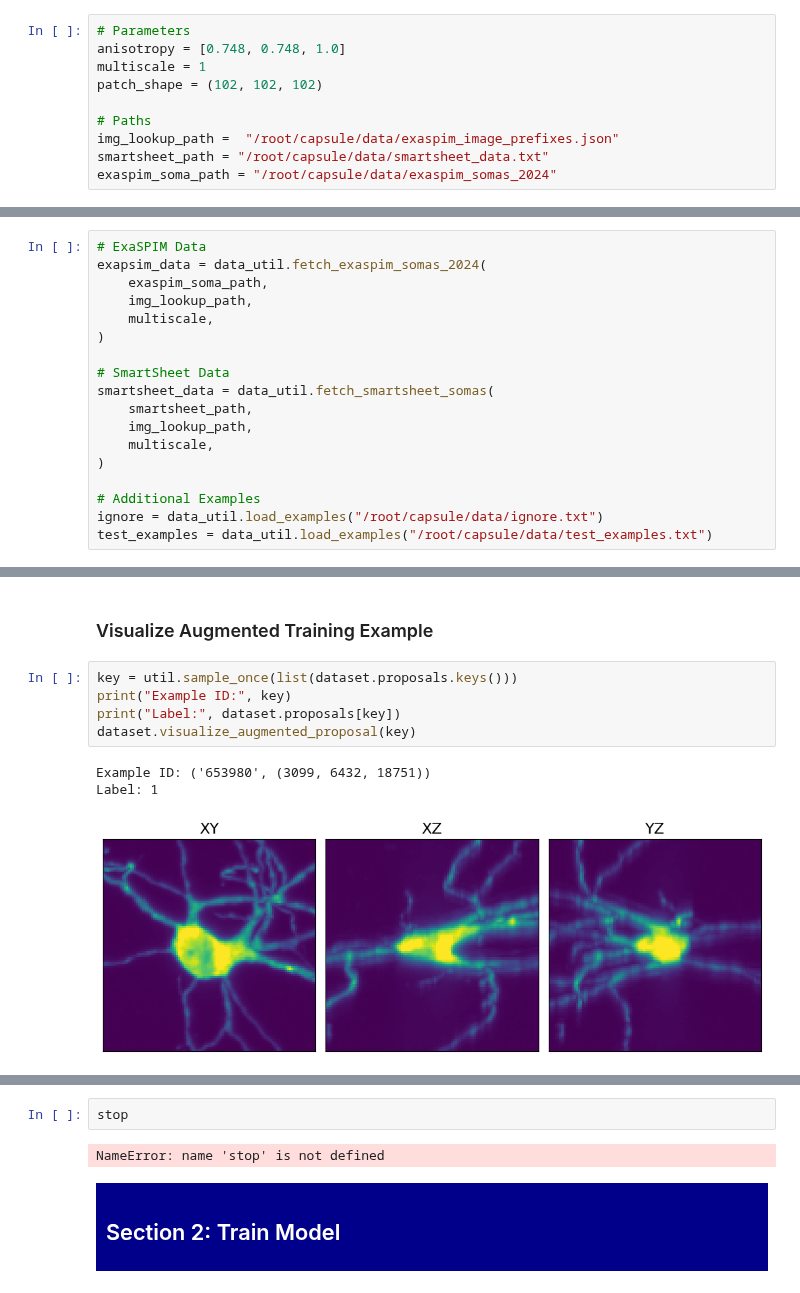
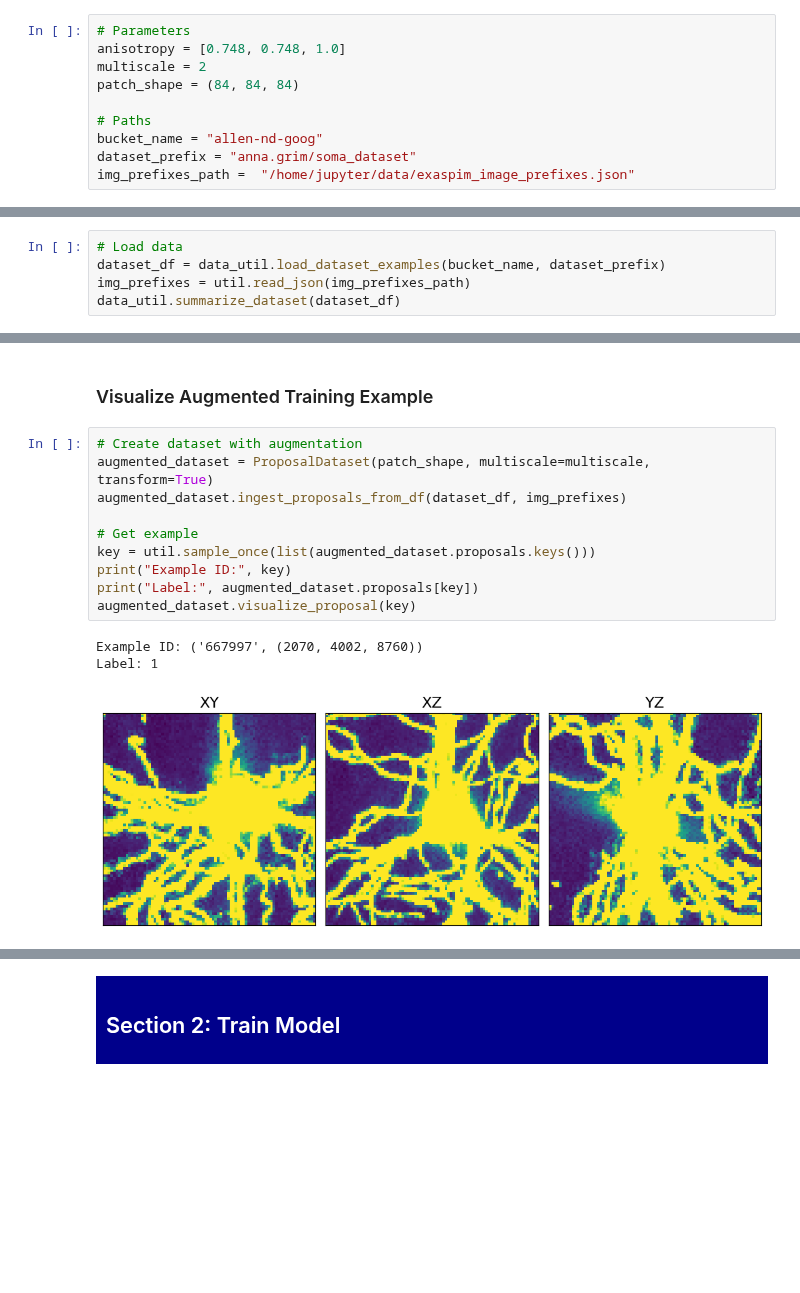
Before and after one commit to AllenNeuralDynamics/aind-exaspim-soma-detection, a Jupyter notebook: tutorials/train_soma_classifier.ipynb, the cells around one changed output, grey strips where cells are left out. Drawn from its saved outputs; the diff is of its cells as text; blank space fills up the shorter version.

```diff
--- a/tutorials/train_soma_classifier.ipynb
+++ b/tutorials/train_soma_classifier.ipynb
@@ -33,10 +45,10 @@ warnings.filterwarnings("ignore", category=RuntimeWarning)
 # %%
 # Parameters
 anisotropy = [0.748, 0.748, 1.0]
-multiscale = 1
-patch_shape = (102, 102, 102)
+multiscale = 2
+patch_shape = (84, 84, 84)
 
 # Paths
-img_lookup_path =  "/root/capsule/data/exaspim_image_prefixes.json"
-smartsheet_path = "/root/capsule/data/smartsheet_data.txt"
-exaspim_soma_path = "/root/capsule/data/exaspim_somas_2024"
+bucket_name = "allen-nd-goog"
+dataset_prefix = "anna.grim/soma_dataset"
+img_prefixes_path =  "/home/jupyter/data/exaspim_image_prefixes.json"
@@ -45,19 +55 @@ exaspim_soma_path = "/root/capsule/data/exaspim_somas_2024"
-# %%
-# ExaSPIM Data
-exapsim_data = data_util.fetch_exaspim_somas_2024(
-    exaspim_soma_path,
-    img_lookup_path,
-    multiscale,
-)
-
-# SmartSheet Data
-smartsheet_data = data_util.fetch_smartsheet_somas(
-    smartsheet_path,
-    img_lookup_path,
-    multiscale,
-)
-
-# Additional Examples
-ignore = data_util.load_examples("/root/capsule/data/ignore.txt")
-test_examples = data_util.load_examples("/root/capsule/data/test_examples.txt")
 # %% [markdown]
@@ -64,0 +57,5 @@ test_examples = data_util.load_examples("/root/capsule/data/test_examples.txt")
+# %%
+# Load data
+dataset_df = data_util.load_dataset_examples(bucket_name, dataset_prefix)
+img_prefixes = util.read_json(img_prefixes_path)
+data_util.summarize_dataset(dataset_df)
@@ -96,11 +105,16 @@ Label: 1
 # %% [markdown]
 ### Visualize Augmented Training Example
 # %%
-key = util.sample_once(list(dataset.proposals.keys()))
+# Create dataset with augmentation
+augmented_dataset = ProposalDataset(patch_shape, multiscale=multiscale, transform=True)
+augmented_dataset.ingest_proposals_from_df(dataset_df, img_prefixes)
+
+# Get example
+key = util.sample_once(list(augmented_dataset.proposals.keys()))
 print("Example ID:", key)
-print("Label:", dataset.proposals[key])
-dataset.visualize_augmented_proposal(key)
+print("Label:", augmented_dataset.proposals[key])
+augmented_dataset.visualize_proposal(key)
 # %% [output]
-Example ID: ('653980', (3099, 6432, 18751))
+Example ID: ('667997', (2070, 4002, 8760))
 Label: 1
-[figure, old version]
+[figure, new version]
@@ -108,7 +121,3 @@ Label: 1
-# %%
-stop
-# %% [output]
-NameError: name 'stop' is not defined
 # %% [markdown]
 <div style="background-color: darkblue; padding: 10px; color: white;">
 
```
Also changed, not shown: parts of 13 cells of this notebook, 1 other file.
